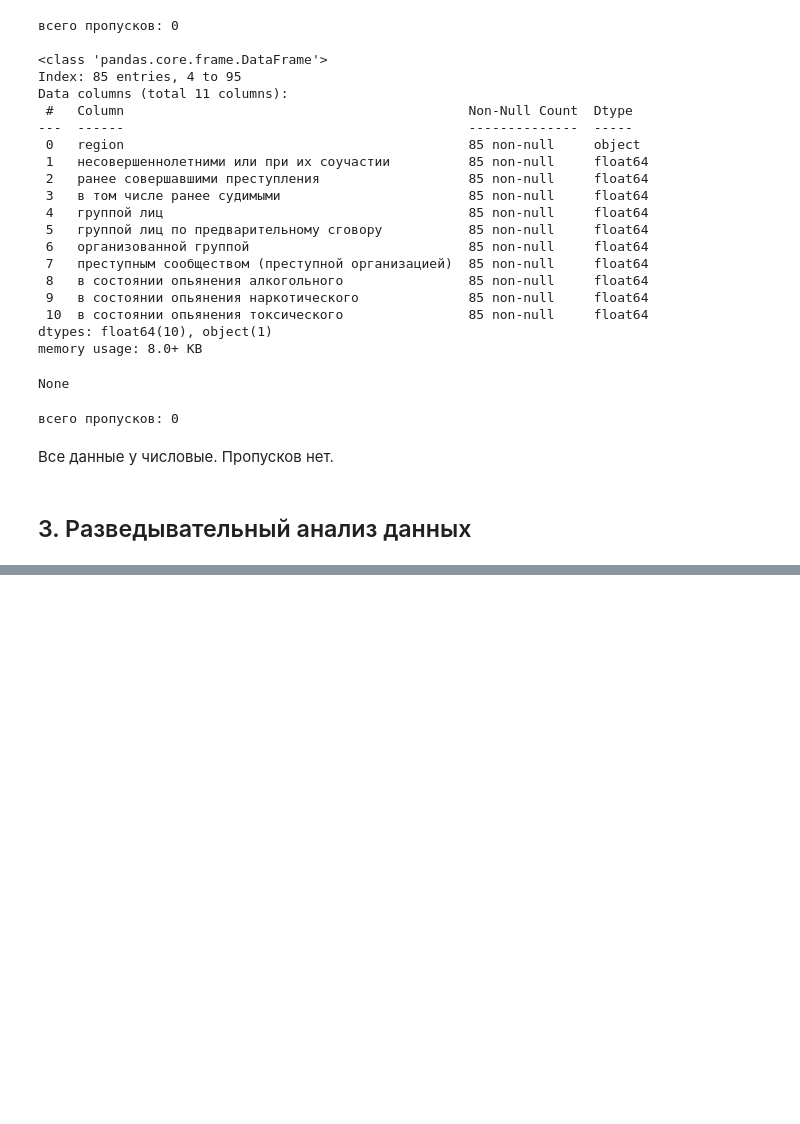
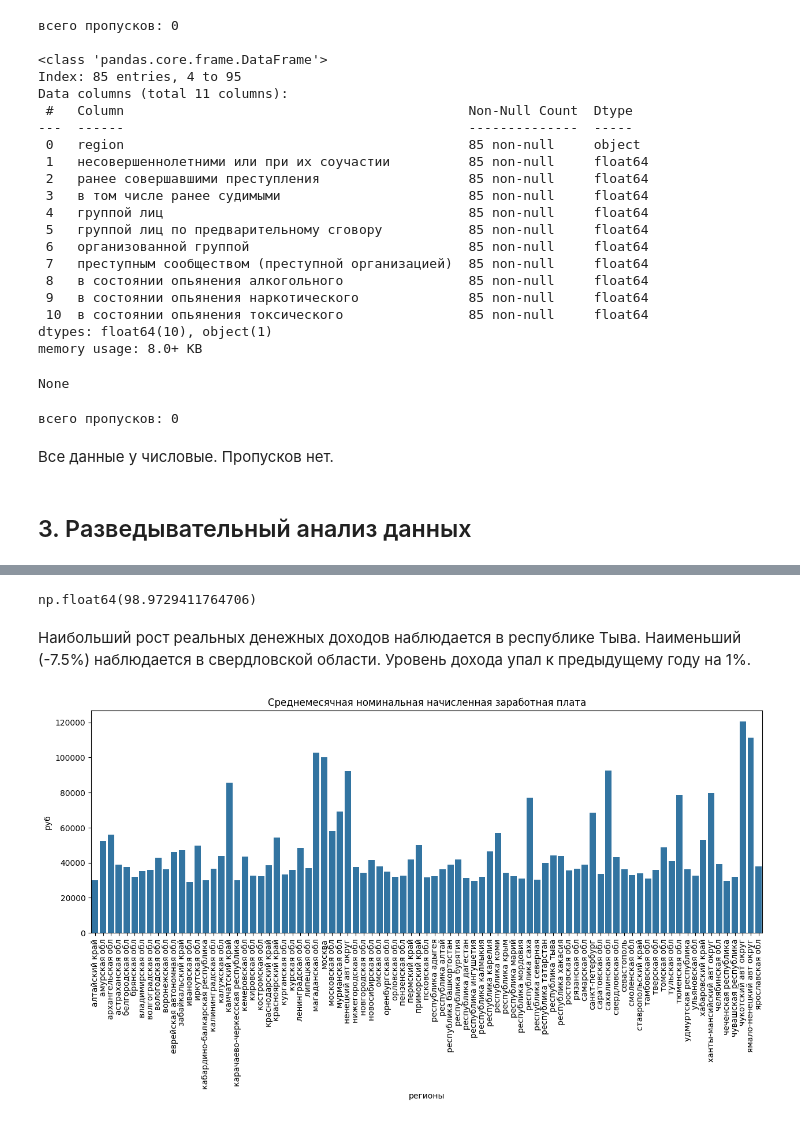
Before and after one commit to eartzhi/Identification_of_vulnerable_population_groups, a Jupyter notebook: main.ipynb, the cells around one changed output, grey strips where cells are left out. Cells and saved outputs as stored; diff of their text form; code cells hidden in the pictures; blank space fills up the shorter version.

```diff
--- a/main.ipynb
+++ b/main.ipynb
@@ -660,0 +682,19 @@ ax.tick_params(axis='x', rotation=90);
+# %%
+data[data.columns[1]].mean()
+# %% [output]
+np.float64(98.9729411764706)
+# %% [markdown]
+Наибольший рост реальных денежных доходов наблюдается в республике Тыва. Наименьший (-7.5%) наблюдается в свердловской области. Уровень дохода упал к предыдущему году на 1%.
+# %%
+fig, ax = plt.subplots(figsize=(15, 5))
+sns.barplot(
+    data
+,
+    x = data.index,
+    y = data[data.columns[2]]
+
+)
+ax.set(xlabel='регионы', ylabel='руб', title='Среднемесячная номинальная начисленная заработная плата',)
+ax.tick_params(axis='x', rotation=90);
+# %% [output]
+[figure, added]
```
Also changed, not shown: parts of 85 cells of this notebook, 2 other files.
